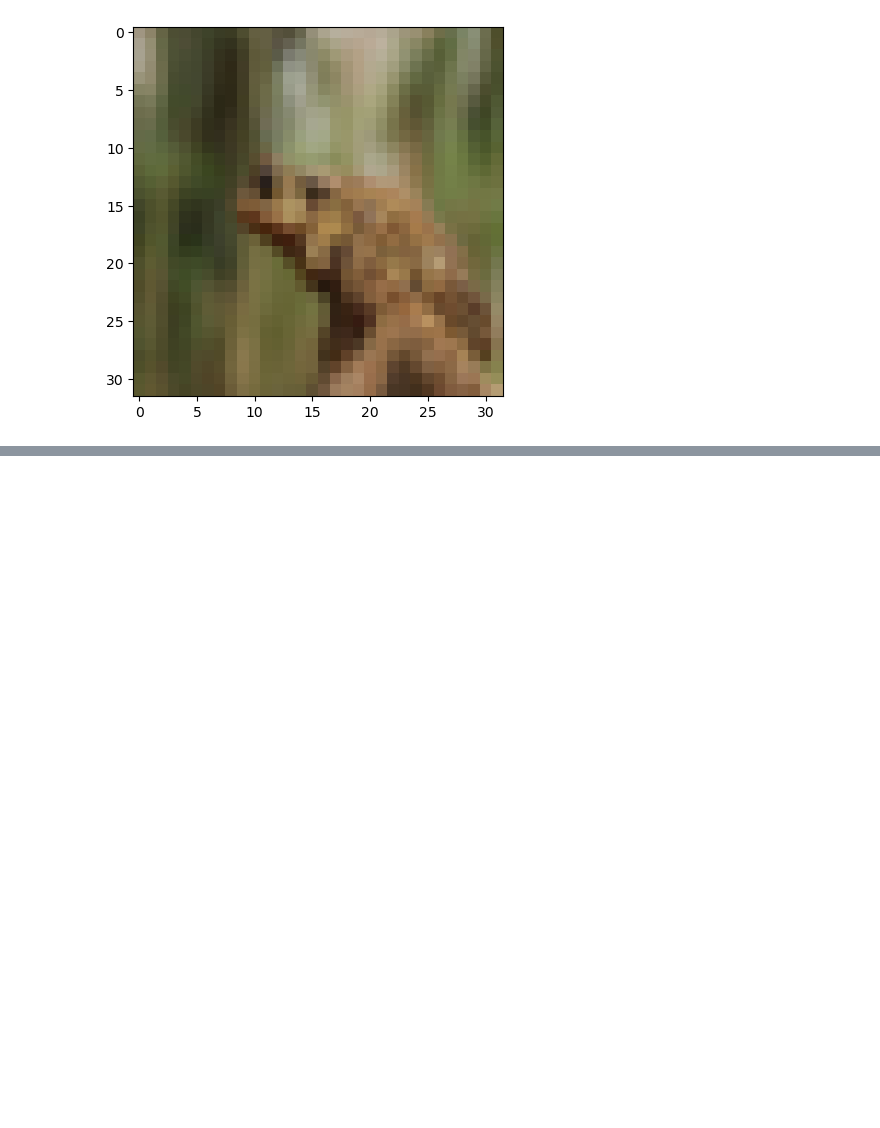
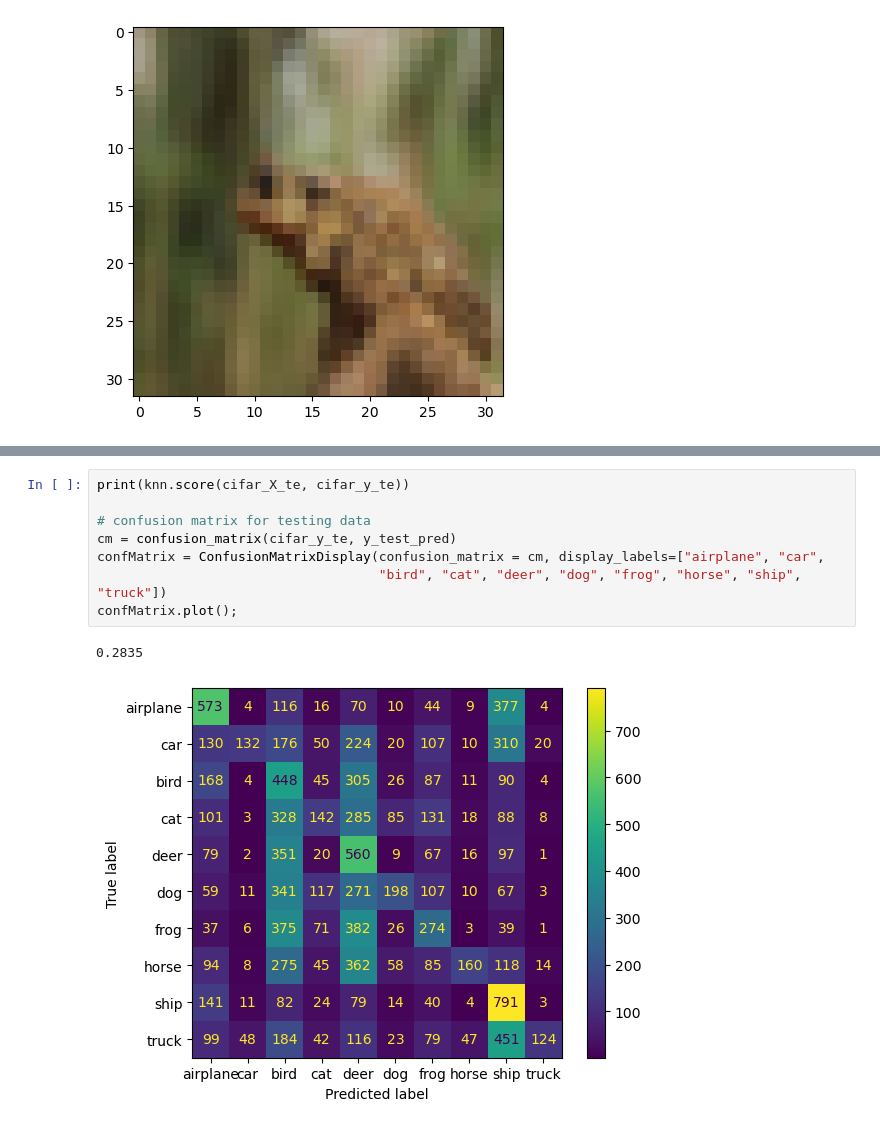
Before and after one commit to SorchaJ/CIFAR-10, a Jupyter notebook: cifar10_kNN.ipynb, the cells around one changed output, grey strips where cells are left out. Cells and saved outputs as stored; diff of their text form; blank space fills up the shorter version.

```diff
--- a/cifar10_kNN.ipynb
+++ b/cifar10_kNN.ipynb
@@ -119,3 +136,14 @@ confMatrix.plot();
+# %%
+print(knn.score(cifar_X_te, cifar_y_te))
+
+# confusion matrix for testing data
+cm = confusion_matrix(cifar_y_te, y_test_pred)
+confMatrix = ConfusionMatrixDisplay(confusion_matrix = cm, display_labels=["airplane", "car",
+                                    "bird", "cat", "deer", "dog", "frog", "horse", "ship", "truck"])
+confMatrix.plot();
+# %% [output]
+0.2835
+[figure, added]
 # %%
 # graph training set size vs training and validation error rates
 
```
Also changed, not shown: parts of 9 cells of this notebook.
